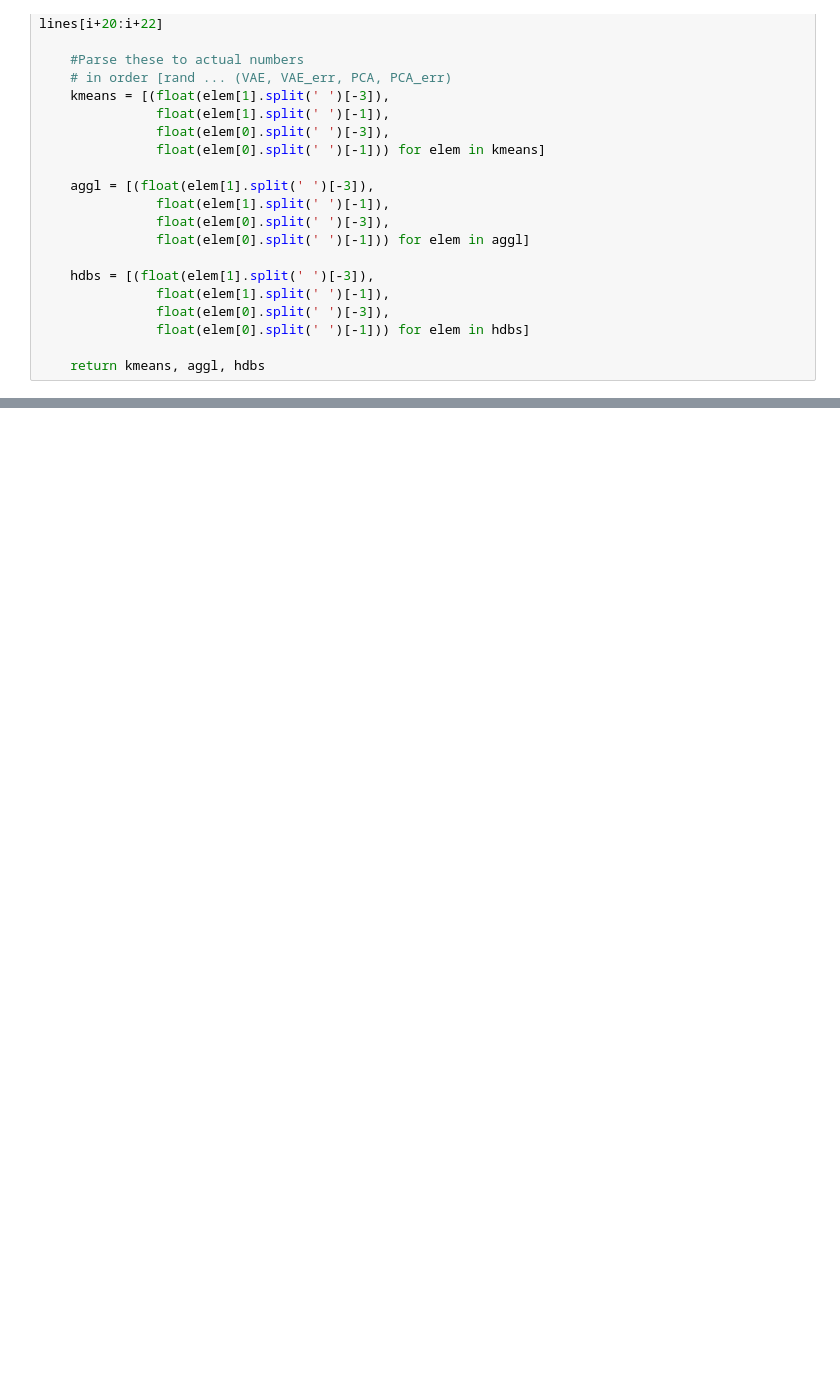
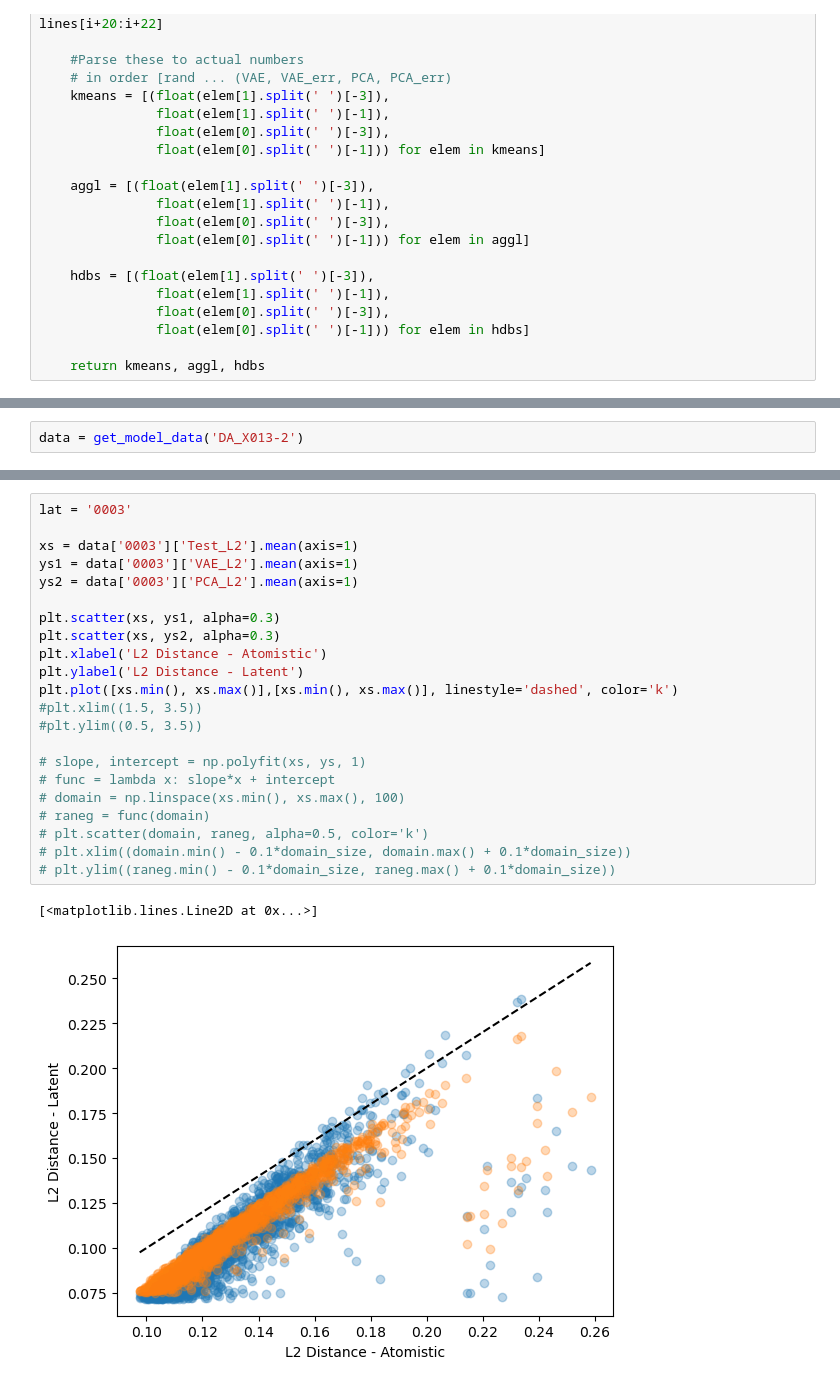
Before and after one commit to CCBatIIT/Deep-MMS, a Jupyter notebook: 05-Cluster_Perturb_Analysis.ipynb, the cells around one changed output, grey strips where cells are left out. Drawn from its saved outputs; the diff is of its cells as text; blank space fills up the shorter version.

```diff
--- a/05-Cluster_Perturb_Analysis.ipynb
+++ b/05-Cluster_Perturb_Analysis.ipynb
@@ -123,0 +239,2 @@ for prefix in ['OX_', 'DA_', 'CR_', 'BR_', 'HIV1p_']:
+# %%
+data = get_model_data('DA_X013-2')
@@ -123,0 +264,25 @@ for prefix in ['OX_', 'DA_', 'CR_', 'BR_', 'HIV1p_']:
+# %%
+lat = '0003'
+
+xs = data['0003']['Test_L2'].mean(axis=1)
+ys1 = data['0003']['VAE_L2'].mean(axis=1)
+ys2 = data['0003']['PCA_L2'].mean(axis=1)
+
+plt.scatter(xs, ys1, alpha=0.3)
+plt.scatter(xs, ys2, alpha=0.3)
+plt.xlabel('L2 Distance - Atomistic')
+plt.ylabel('L2 Distance - Latent')
+plt.plot([xs.min(), xs.max()],[xs.min(), xs.max()], linestyle='dashed', color='k')
+#plt.xlim((1.5, 3.5))
+#plt.ylim((0.5, 3.5))
+
+# slope, intercept = np.polyfit(xs, ys, 1)
+# func = lambda x: slope*x + intercept
+# domain = np.linspace(xs.min(), xs.max(), 100)
+# raneg = func(domain)
+# plt.scatter(domain, raneg, alpha=0.5, color='k')
+# plt.xlim((domain.min() - 0.1*domain_size, domain.max() + 0.1*domain_size))
+# plt.ylim((raneg.min() - 0.1*domain_size, raneg.max() + 0.1*domain_size))
+# %% [output]
+[<matplotlib.lines.Line2D at 0x...>]
+[figure, added]
```
Also changed, not shown: parts of 24 cells of this notebook, 8 other files.
